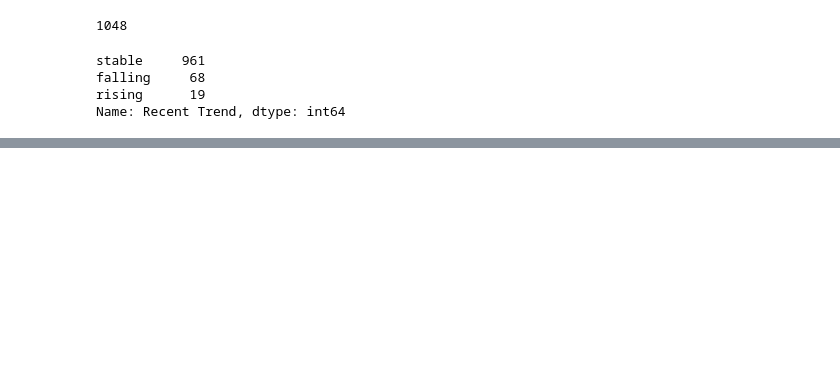
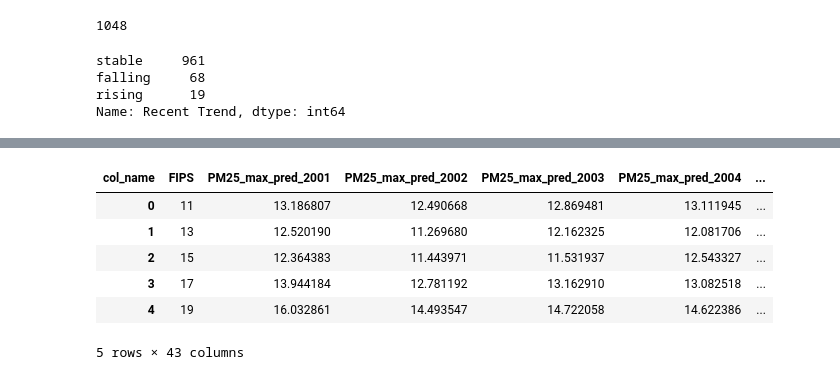
Before and after one commit to cbeckler/eco_cancer_incidence_rates, a Jupyter notebook: PM_ETL.ipynb, the cells around one changed output, grey strips where cells are left out. Drawn from its saved outputs; the diff is of its cells as text; code cells hidden in the pictures; blank space fills up the shorter version.

Commit message:
by year groupby

```diff
--- a/PM_ETL.ipynb
+++ b/PM_ETL.ipynb
@@ -102,7 +105,7 @@ pm_df.head()
 | 4 | 2001 | 01JAN2001 | 1 | 9 | 14.399446 | 13.577741 | 13.300528 | 13.231461 |
 # %%
 # filter pollution data for years matching cancer data
-pm_df = pm_df.loc[pm_df['year']<=2014]
+pm_df = pm_df.loc[(pm_df['year']<=2014)&(pm_df['PM25_med_pred']<=100)]
 # %%
 # check years
 pm_df.year.unique()
@@ -175,0 +203,8 @@ Name: Recent Trend, dtype: int64
+# %%
+# aggregate pollution data by county and year
+
+pm_year_agg = pm_df.groupby(['FIPS', 'year']).agg({'PM25_max_pred':'mean', 'PM25_med_pred':'mean', 'PM25_mean_pred':'mean'})
+
+pm_year_agg.reset_index(inplace=True)
+
+pm_year_agg.head()
@@ -175,0 +218,20 @@ Name: Recent Trend, dtype: int64
+# %%
+# wide to long format
+
+pm_year_agg = pd.melt(pm_year_agg, id_vars=['FIPS', 'year'], value_vars=['PM25_max_pred', 'PM25_med_pred', 'PM25_mean_pred'])
+
+pm_year_agg['col_name'] = pm_year_agg['variable'] + '_' + pm_year_agg['year'].astype(str)
+
+pm_year_agg = pm_year_agg.pivot(index='FIPS', columns='col_name', values='value')
+
+pm_year_agg.reset_index(inplace=True)
+
+pm_year_agg.head()
+# %% [output]
+| col_name | FIPS | PM25_max_pred_2001 | PM25_max_pred_2002 | PM25_max_pred_2003 | PM25_max_pred_2004 | ... |
+| 0 | 11 | 13.186807 | 12.490668 | 12.869481 | 13.111945 | ... |
+| 1 | 13 | 12.520190 | 11.269680 | 12.162325 | 12.081706 | ... |
+| 2 | 15 | 12.364383 | 11.443971 | 11.531937 | 12.543327 | ... |
+| 3 | 17 | 13.944184 | 12.781192 | 13.162910 | 13.082518 | ... |
+| 4 | 19 | 16.032861 | 14.493547 | 14.722058 | 14.622386 | ... |
+5 rows × 43 columns
```
Also changed, not shown: parts of 9 cells of this notebook.
